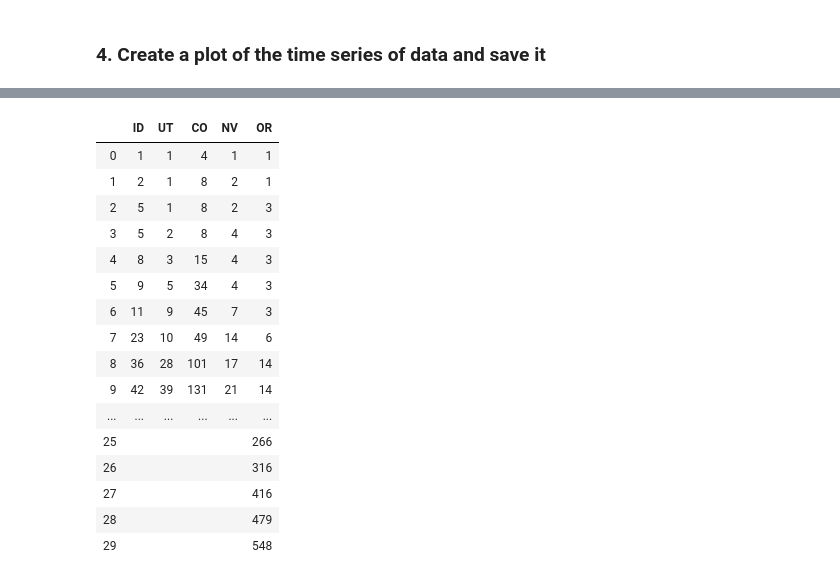
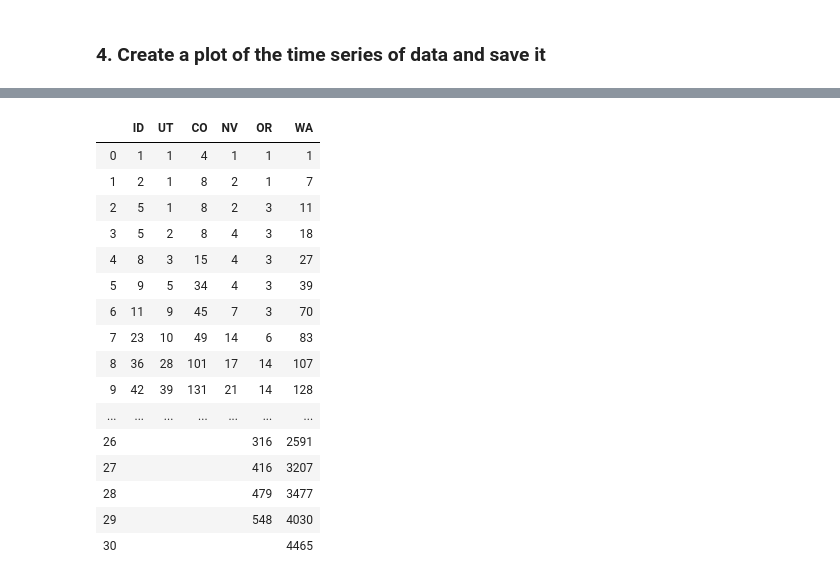
Before and after one commit to LejoFlores/COVID-19, a Jupyter notebook: ID_COVID19_timeseries.ipynb, the cells around one changed output, grey strips where cells are left out. Saved outputs shown, nothing was run; the diff lists cells and outputs as text; code cells hidden in the pictures.

```diff
--- a/ID_COVID19_timeseries.ipynb
+++ b/ID_COVID19_timeseries.ipynb
@@ -11,23 +11,25 @@ import matplotlib.pyplot as plt
 # %%
 covid_daily_reports = 'csse_covid_19_data/csse_covid_19_daily_reports/'
 
-# Population density obtained from:
+# Population density (people / km^2) obtained from:
 # https://en.wikipedia.org/wiki/List_of_states_and_territories_of_the_United_States_by_population_density
 popDens_ID = 7.0
 popDens_CO = 20.0
 popDens_UT = 14.0
 popDens_OR = 16.0
 popDens_NV = 10.0
+popDens_WA = 41.0
 
 day_shift=0
 
-nState = 5
+nState = 6
 
 id_firstday = '3/13/2020'
 co_firstday = '3/06/2020'
 ut_firstday = '3/07/2020'
 or_firstday = '2/29/2020'
 nv_firstday = '3/05/2020'
+wa_firstday = '2/28/2020'
 
 today = pd.datetime.strftime(pd.datetime.now() - pd.Timedelta(days=day_shift), '%m-%d-%Y')
 
@@ -36,6 +38,7 @@ co_date_range = pd.date_range(start=co_firstday, end=today)
 ut_date_range = pd.date_range(start=ut_firstday, end=today)
 or_date_range = pd.date_range(start=or_firstday, end=today)
 nv_date_range = pd.date_range(start=nv_firstday, end=today)
+wa_date_range = pd.date_range(start=wa_firstday, end=today)
 # %% [markdown]
 ### 3. Create arrays for numbers of confirmed and recovered cases, and deaths
 # %%
@@ -55,6 +58,9 @@ for state in np.arange(nState):
     elif state == 4:
         date_range = nv_date_range
         state_tag = "Nevada"
+    elif state == 5:
+        date_range = wa_date_range
+        state_tag = "Washington"
 
     day = 0
 
@@ -87,6 +93,8 @@ for state in np.arange(nState):
             confirmed[day] += covid_daily_data[covid_daily_data[PS_label].str.contains(', OR',na=False)]['Confirmed'].sum()
         elif(state == 4):
             confirmed[day] += covid_daily_data[covid_daily_data[PS_label].str.contains(', NV',na=False)]['Confirmed'].sum()
+        elif(state == 5):
+            confirmed[day] += covid_daily_data[covid_daily_data[PS_label].str.contains(', WA',na=False)]['Confirmed'].sum()
 
         day = day + 1
 
@@ -110,6 +118,10 @@ for state in np.arange(nState):
         NV_confirmed = confirmed
         NV_deaths    = deaths
         NV_recovered = recovered
+    elif state == 5:
+        WA_confirmed = confirmed
+        WA_deaths    = deaths
+        WA_recovered = recovered
 # %% [markdown]
 ### 4. Create a plot of the time series of data and save it
 # %%
@@ -205,29 +222,30 @@ fig.savefig('ID-COVID-19_case_trajectory_'+date_range[-1].strftime('%m-%d-%Y')+'
 # %%
 dfID = pd.DataFrame({'ID': ID_confirmed.flatten()},dtype=int)
 dfUT = pd.DataFrame({'UT': UT_confirmed.flatten()},dtype=int)
 dfCO = pd.DataFrame({'CO': CO_confirmed.flatten()},dtype=int)
 dfOR = pd.DataFrame({'OR': OR_confirmed.flatten()},dtype=int)
 dfNV = pd.DataFrame({'NV': NV_confirmed.flatten()},dtype=int)
+dfWA = pd.DataFrame({'WA': WA_confirmed.flatten()},dtype=int)
 
-df_case = pd.concat([dfID,dfUT,dfCO,dfNV,dfOR], axis=1)
+df_case = pd.concat([dfID,dfUT,dfCO,dfNV,dfOR,dfWA], axis=1)
 df_case = df_case.replace(np.nan, '')
 
 df_case
 # %% [output]
-|  | ID | UT | CO | NV | OR |
-| 0 | 1 | 1 | 4 | 1 | 1 |
-| 1 | 2 | 1 | 8 | 2 | 1 |
-| 2 | 5 | 1 | 8 | 2 | 3 |
-| 3 | 5 | 2 | 8 | 4 | 3 |
-| 4 | 8 | 3 | 15 | 4 | 3 |
-| 5 | 9 | 5 | 34 | 4 | 3 |
-| 6 | 11 | 9 | 45 | 7 | 3 |
-| 7 | 23 | 10 | 49 | 14 | 6 |
-| 8 | 36 | 28 | 101 | 17 | 14 |
-| 9 | 42 | 39 | 131 | 21 | 14 |
-| ... | ... | ... | ... | ... | ... |
-| 25 |  |  |  |  | 266 |
-| 26 |  |  |  |  | 316 |
-| 27 |  |  |  |  | 416 |
-| 28 |  |  |  |  | 479 |
-| 29 |  |  |  |  | 548 |
+|  | ID | UT | CO | NV | OR | WA |
+| 0 | 1 | 1 | 4 | 1 | 1 | 1 |
+| 1 | 2 | 1 | 8 | 2 | 1 | 7 |
+| 2 | 5 | 1 | 8 | 2 | 3 | 11 |
+| 3 | 5 | 2 | 8 | 4 | 3 | 18 |
+| 4 | 8 | 3 | 15 | 4 | 3 | 27 |
+| 5 | 9 | 5 | 34 | 4 | 3 | 39 |
+| 6 | 11 | 9 | 45 | 7 | 3 | 70 |
+| 7 | 23 | 10 | 49 | 14 | 6 | 83 |
+| 8 | 36 | 28 | 101 | 17 | 14 | 107 |
+| 9 | 42 | 39 | 131 | 21 | 14 | 128 |
+| ... | ... | ... | ... | ... | ... | ... |
+| 26 |  |  |  |  | 316 | 2591 |
+| 27 |  |  |  |  | 416 | 3207 |
+| 28 |  |  |  |  | 479 | 3477 |
+| 29 |  |  |  |  | 548 | 4030 |
+| 30 |  |  |  |  |  | 4465 |
```
Also changed, not shown: parts of 2 cells of this notebook, 2 other files.
